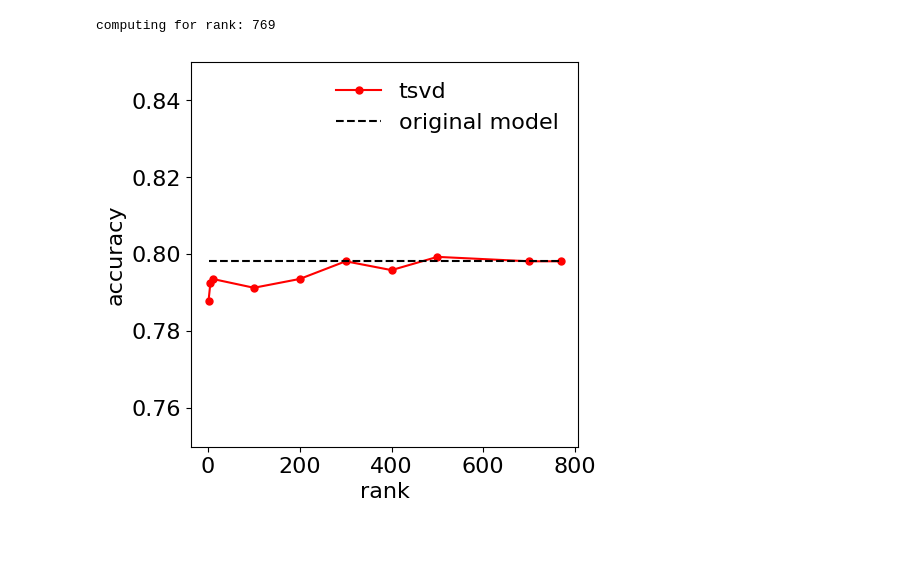
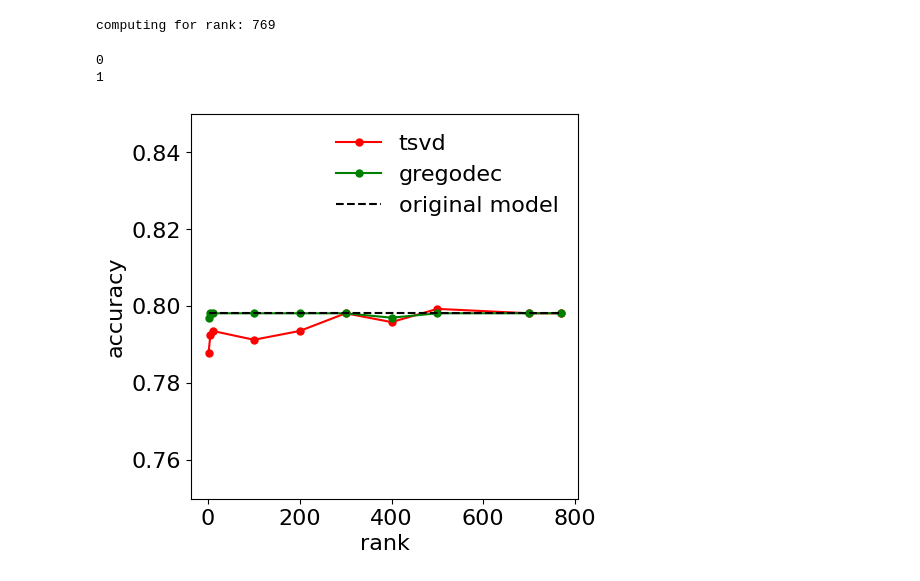
Before and after one commit to Laknath1996/cs-project, a Jupyter notebook: notebooks/5-dev.ipynb, the cells around one changed output. Saved outputs shown, nothing was run; the diff lists cells and outputs as text; code cells hidden in the pictures; blank space fills up the shorter version.

```diff
--- a/notebooks/5-dev.ipynb
+++ b/notebooks/5-dev.ipynb
@@ -102,7 +102,7 @@ def get_approx_matrix(W, target_rank, type, return_approx=False):
     if type == 'gregodec':
         if target_rank <= 10:
             k = 1
-        if target_rank <= 100:
+        elif target_rank <= 100:
             k = 10
         else:
             k = 100
@@ -214,7 +214,7 @@ dataloader = DataLoader(
 )
 # %%
 rank_list = [1, 5, 10, 100, 200, 300, 400, 500, 700, 769]
-type_list = ['tsvd']
+type_list = ['tsvd', 'gregodec']
 acc_list = [[] for _ in range(len(type_list))]
 
 for rank in rank_list:
@@ -237,23 +237,24 @@ computing for rank: 700
 computing for rank: 769
 # %%
 fig, ax = plt.subplots(figsize=(5, 5))
-colors = ['r']
-
-# ax.plot(rank_list, acc_list[-1] * np.ones(len(rank_list)), ls='dashed', color='black', label='original model')
+colors = ['r', 'g']
 
 for i, type in enumerate(type_list):
+    print(i)
     ax.plot(rank_list, acc_list[i], marker='o', ms=5, color=colors[i], label=type)
 
 ax.plot(rank_list, acc_list[0][-1] * np.ones(len(rank_list)), ls='dashed', color='black', label='original model')
 
 ax.set_xlabel("rank")
 ax.set_ylabel("accuracy")
 ax.legend(frameon=False)
 ax.yaxis.set_major_locator(MaxNLocator(5))
 ax.set_ylim([0.75, 0.85])
 plt.show()
 # %% [output]
+0
+1
-[figure, old version]
+[figure, new version]
 # %%
 fig.savefig("rank-vs-acc.pdf", bbox_inches='tight')
 # %%
```
Also changed, not shown: 2 other files.
